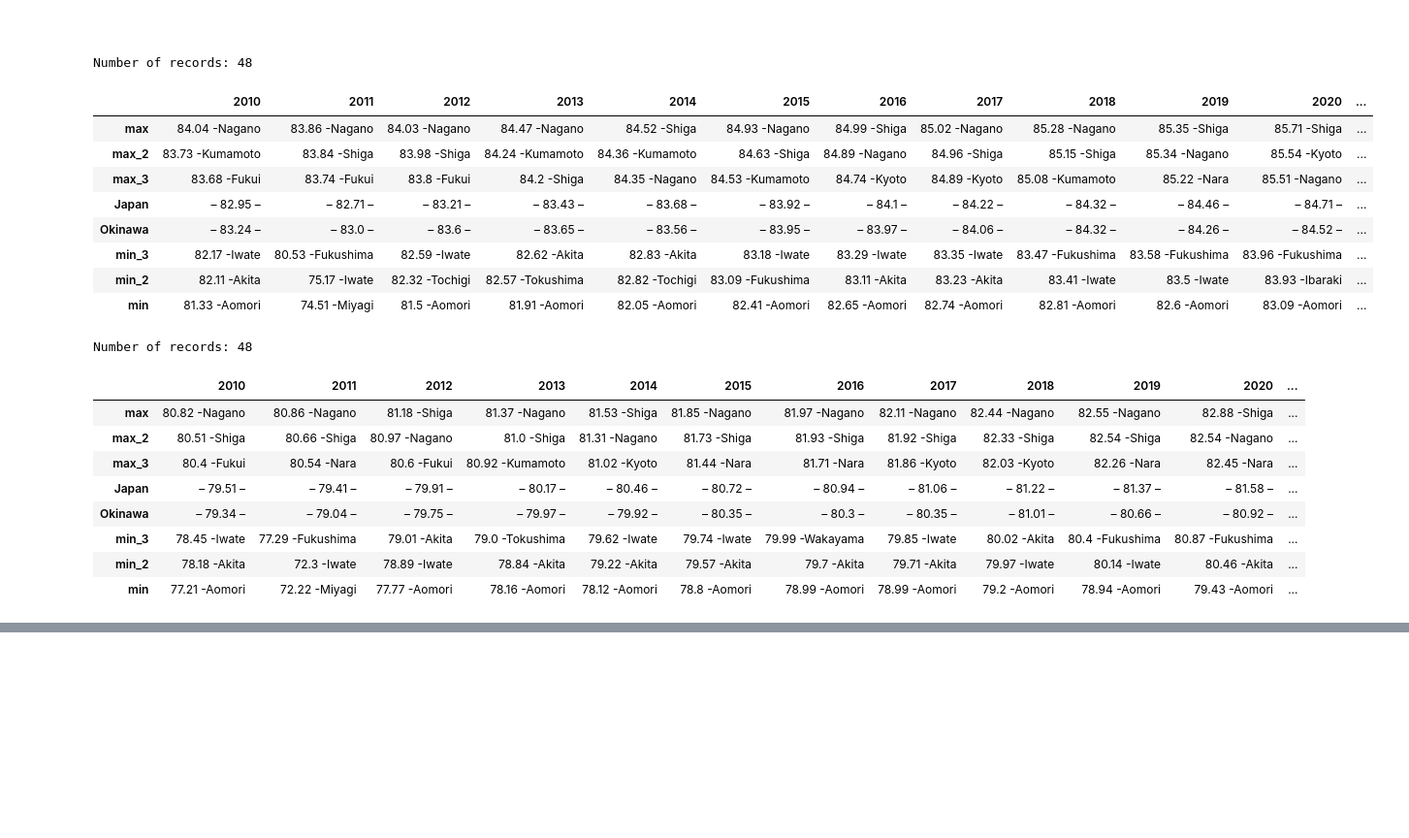
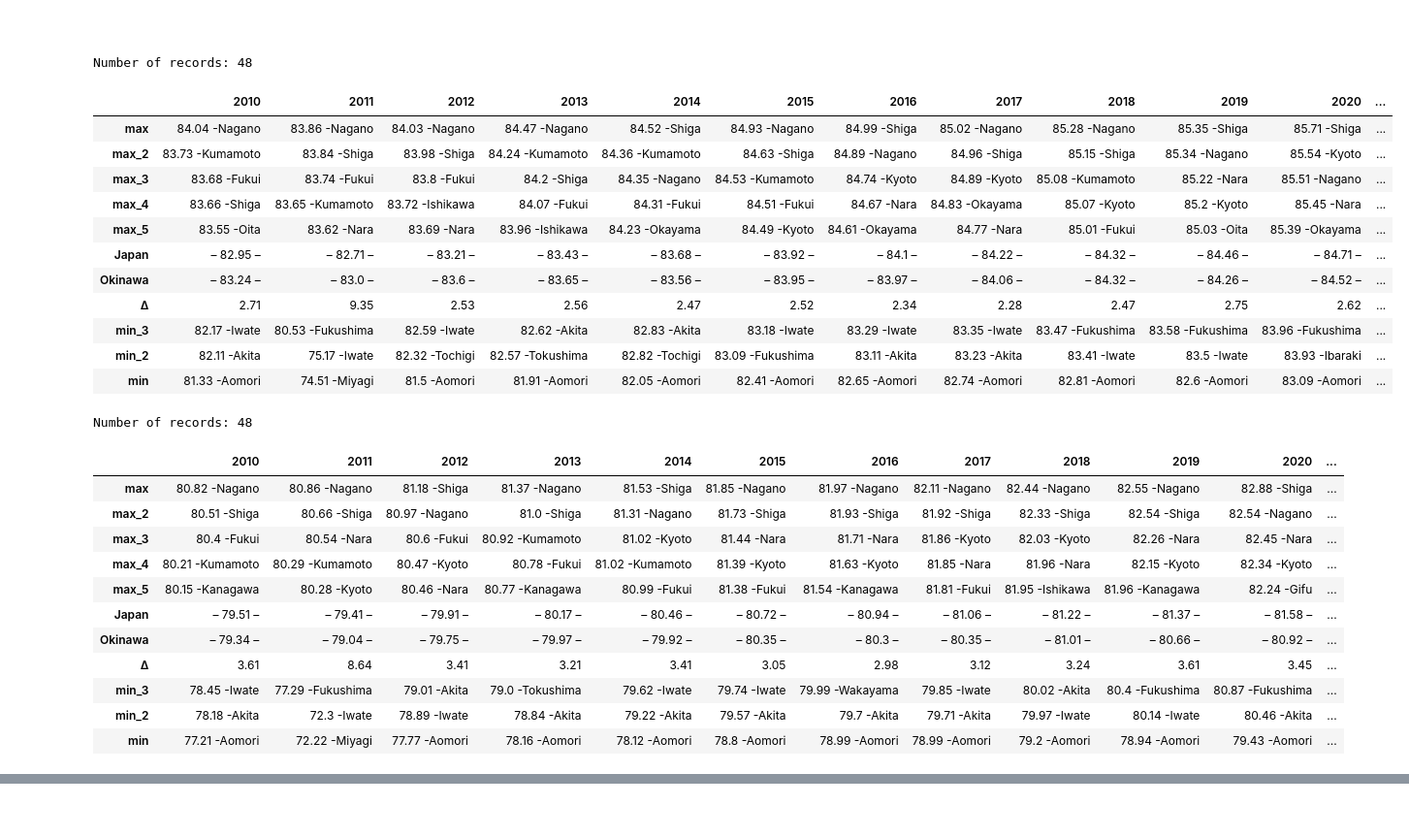
Before and after one commit to Lady3mlnm/Mini-programs-for-calculation-of-life-expectancy-in-countries, a Jupyter notebook: regions_Japan_(LE_tables)/Japan_table_history.ipynb, the cells around one changed output, grey strips where cells are left out. Shown at 97% size. Saved outputs shown, nothing was run; the diff lists cells and outputs as text; code cells hidden in the pictures; blank space fills up the shorter version.

```diff
--- a/regions_Japan_(LE_tables)/Japan_table_history.ipynb
+++ b/regions_Japan_(LE_tables)/Japan_table_history.ipynb
@@ -86,29 +86,35 @@ df_t.head(3)
 <br>
 # %%
 # just for interest, explore results: determine regions with max and min values, and also look at specific regions
-mal.min_and_max_values(df_t, row_center=['Japan', 'Okinawa'], nmb=3, max_lng=9)
+mal.min_and_max_values(df_t, row_center=['Japan', 'Okinawa'], nmb=(5, 3), max_lng=9, show_difference=True)
 # %% [output]
 Number of records: 48
 |  | 2010 | 2011 | 2012 | 2013 | 2014 | 2015 | 2016 | 2017 | 2018 | 2019 | 2020 | ... |
 | max | 84.04 -Nagano | 83.86 -Nagano | 84.03 -Nagano | 84.47 -Nagano | 84.52 -Shiga | 84.93 -Nagano | 84.99 -Shiga | 85.02 -Nagano | 85.28 -Nagano | 85.35 -Shiga | 85.71 -Shiga | ... |
 | max_2 | 83.73 -Kumamoto | 83.84 -Shiga | 83.98 -Shiga | 84.24 -Kumamoto | 84.36 -Kumamoto | 84.63 -Shiga | 84.89 -Nagano | 84.96 -Shiga | 85.15 -Shiga | 85.34 -Nagano | 85.54 -Kyoto | ... |
 | max_3 | 83.68 -Fukui | 83.74 -Fukui | 83.8 -Fukui | 84.2 -Shiga | 84.35 -Nagano | 84.53 -Kumamoto | 84.74 -Kyoto | 84.89 -Kyoto | 85.08 -Kumamoto | 85.22 -Nara | 85.51 -Nagano | ... |
+| max_4 | 83.66 -Shiga | 83.65 -Kumamoto | 83.72 -Ishikawa | 84.07 -Fukui | 84.31 -Fukui | 84.51 -Fukui | 84.67 -Nara | 84.83 -Okayama | 85.07 -Kyoto | 85.2 -Kyoto | 85.45 -Nara | ... |
+| max_5 | 83.55 -Oita | 83.62 -Nara | 83.69 -Nara | 83.96 -Ishikawa | 84.23 -Okayama | 84.49 -Kyoto | 84.61 -Okayama | 84.77 -Nara | 85.01 -Fukui | 85.03 -Oita | 85.39 -Okayama | ... |
 | Japan | – 82.95 – | – 82.71 – | – 83.21 – | – 83.43 – | – 83.68 – | – 83.92 – | – 84.1 – | – 84.22 – | – 84.32 – | – 84.46 – | – 84.71 – | ... |
 | Okinawa | – 83.24 – | – 83.0 – | – 83.6 – | – 83.65 – | – 83.56 – | – 83.95 – | – 83.97 – | – 84.06 – | – 84.32 – | – 84.26 – | – 84.52 – | ... |
+| Δ | 2.71 | 9.35 | 2.53 | 2.56 | 2.47 | 2.52 | 2.34 | 2.28 | 2.47 | 2.75 | 2.62 | ... |
 | min_3 | 82.17 -Iwate | 80.53 -Fukushima | 82.59 -Iwate | 82.62 -Akita | 82.83 -Akita | 83.18 -Iwate | 83.29 -Iwate | 83.35 -Iwate | 83.47 -Fukushima | 83.58 -Fukushima | 83.96 -Fukushima | ... |
 | min_2 | 82.11 -Akita | 75.17 -Iwate | 82.32 -Tochigi | 82.57 -Tokushima | 82.82 -Tochigi | 83.09 -Fukushima | 83.11 -Akita | 83.23 -Akita | 83.41 -Iwate | 83.5 -Iwate | 83.93 -Ibaraki | ... |
 | min | 81.33 -Aomori | 74.51 -Miyagi | 81.5 -Aomori | 81.91 -Aomori | 82.05 -Aomori | 82.41 -Aomori | 82.65 -Aomori | 82.74 -Aomori | 82.81 -Aomori | 82.6 -Aomori | 83.09 -Aomori | ... |
 # %%
 # for male
-mal.min_and_max_values(df_m, row_center=['Japan', 'Okinawa'], nmb=3, max_lng=9)
+mal.min_and_max_values(df_m, row_center=['Japan', 'Okinawa'], nmb=(5, 3), max_lng=9, show_difference=True)
 # %% [output]
 Number of records: 48
 |  | 2010 | 2011 | 2012 | 2013 | 2014 | 2015 | 2016 | 2017 | 2018 | 2019 | 2020 | ... |
 | max | 80.82 -Nagano | 80.86 -Nagano | 81.18 -Shiga | 81.37 -Nagano | 81.53 -Shiga | 81.85 -Nagano | 81.97 -Nagano | 82.11 -Nagano | 82.44 -Nagano | 82.55 -Nagano | 82.88 -Shiga | ... |
 | max_2 | 80.51 -Shiga | 80.66 -Shiga | 80.97 -Nagano | 81.0 -Shiga | 81.31 -Nagano | 81.73 -Shiga | 81.93 -Shiga | 81.92 -Shiga | 82.33 -Shiga | 82.54 -Shiga | 82.54 -Nagano | ... |
 | max_3 | 80.4 -Fukui | 80.54 -Nara | 80.6 -Fukui | 80.92 -Kumamoto | 81.02 -Kyoto | 81.44 -Nara | 81.71 -Nara | 81.86 -Kyoto | 82.03 -Kyoto | 82.26 -Nara | 82.45 -Nara | ... |
+| max_4 | 80.21 -Kumamoto | 80.29 -Kumamoto | 80.47 -Kyoto | 80.78 -Fukui | 81.02 -Kumamoto | 81.39 -Kyoto | 81.63 -Kyoto | 81.85 -Nara | 81.96 -Nara | 82.15 -Kyoto | 82.34 -Kyoto | ... |
+| max_5 | 80.15 -Kanagawa | 80.28 -Kyoto | 80.46 -Nara | 80.77 -Kanagawa | 80.99 -Fukui | 81.38 -Fukui | 81.54 -Kanagawa | 81.81 -Fukui | 81.95 -Ishikawa | 81.96 -Kanagawa | 82.24 -Gifu | ... |
 | Japan | – 79.51 – | – 79.41 – | – 79.91 – | – 80.17 – | – 80.46 – | – 80.72 – | – 80.94 – | – 81.06 – | – 81.22 – | – 81.37 – | – 81.58 – | ... |
 | Okinawa | – 79.34 – | – 79.04 – | – 79.75 – | – 79.97 – | – 79.92 – | – 80.35 – | – 80.3 – | – 80.35 – | – 81.01 – | – 80.66 – | – 80.92 – | ... |
+| Δ | 3.61 | 8.64 | 3.41 | 3.21 | 3.41 | 3.05 | 2.98 | 3.12 | 3.24 | 3.61 | 3.45 | ... |
 | min_3 | 78.45 -Iwate | 77.29 -Fukushima | 79.01 -Akita | 79.0 -Tokushima | 79.62 -Iwate | 79.74 -Iwate | 79.99 -Wakayama | 79.85 -Iwate | 80.02 -Akita | 80.4 -Fukushima | 80.87 -Fukushima | ... |
 | min_2 | 78.18 -Akita | 72.3 -Iwate | 78.89 -Iwate | 78.84 -Akita | 79.22 -Akita | 79.57 -Akita | 79.7 -Akita | 79.71 -Akita | 79.97 -Iwate | 80.14 -Iwate | 80.46 -Akita | ... |
 | min | 77.21 -Aomori | 72.22 -Miyagi | 77.77 -Aomori | 78.16 -Aomori | 78.12 -Aomori | 78.8 -Aomori | 78.99 -Aomori | 78.99 -Aomori | 79.2 -Aomori | 78.94 -Aomori | 79.43 -Aomori | ... |
```
Also changed, not shown: parts of 1 cell of this notebook, 13 other files.
